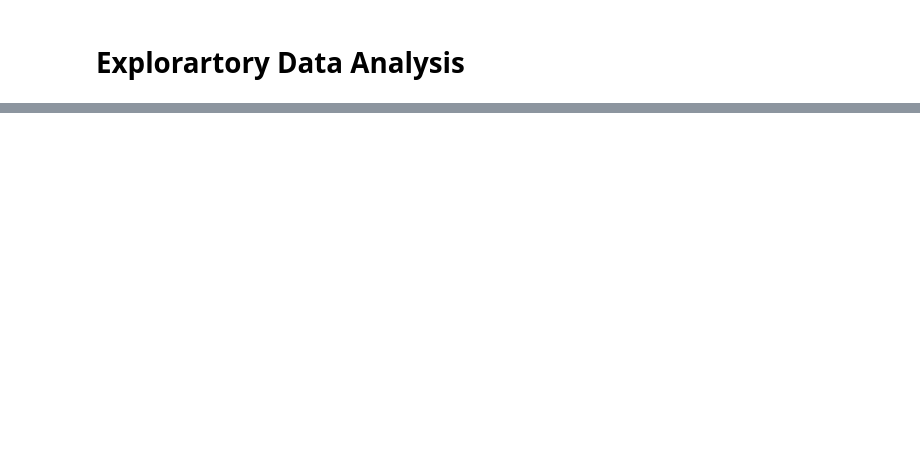
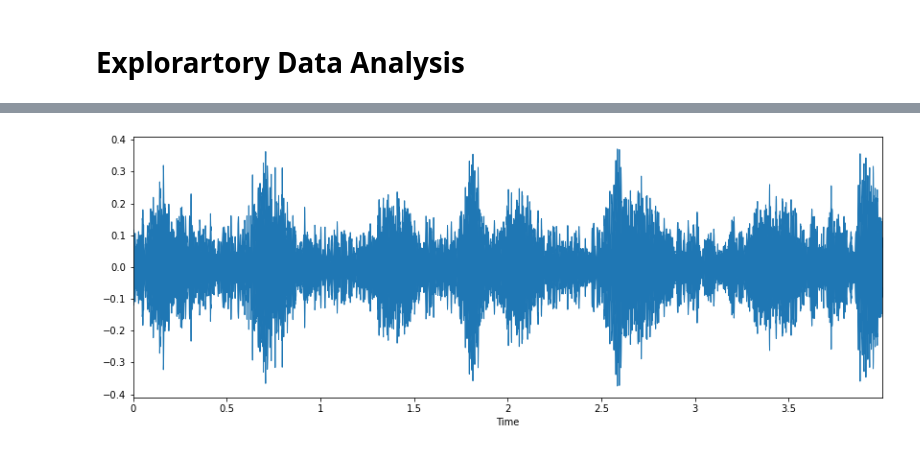
Before and after one commit to ghPRao/sound2text, a Jupyter notebook: notebooks/eda.ipynb, the cells around one changed output, grey strips where cells are left out. Cells and saved outputs as stored; diff of their text form; code cells hidden in the pictures; blank space fills up the shorter version.

```diff
--- a/notebooks/eda.ipynb
+++ b/notebooks/eda.ipynb
@@ -72,3 +73,13 @@ https://urbansounddataset.weebly.com/urbansound8k.html
 [Justin Salamon](https://www.justinsalamon.com/), Christopher Jacoby, and Juan Pablo Bello
 Music and Audio Research Laboratory (MARL), New York University
 Center for Urban Science and Progress (CUSP), New York University
+# %%
+dir ="../data/UrbanSound8K/audio/"
+# %%
+# sound checking
+plt.figure(figsize=(14,5))
+fn = dir+"fold1/57320-0-0-42.wav"
+data,sample_rate=librosa.load(fn)
+librosa.display.waveplot(data,sr=sample_rate)
+ipd.Audio(fn)
+# %% [output]
@@ -74,0 +87 @@ Center for Urban Science and Progress (CUSP), New York University
+[figure, added]
```
Also changed, not shown: parts of 20 cells of this notebook, 3 other files.
